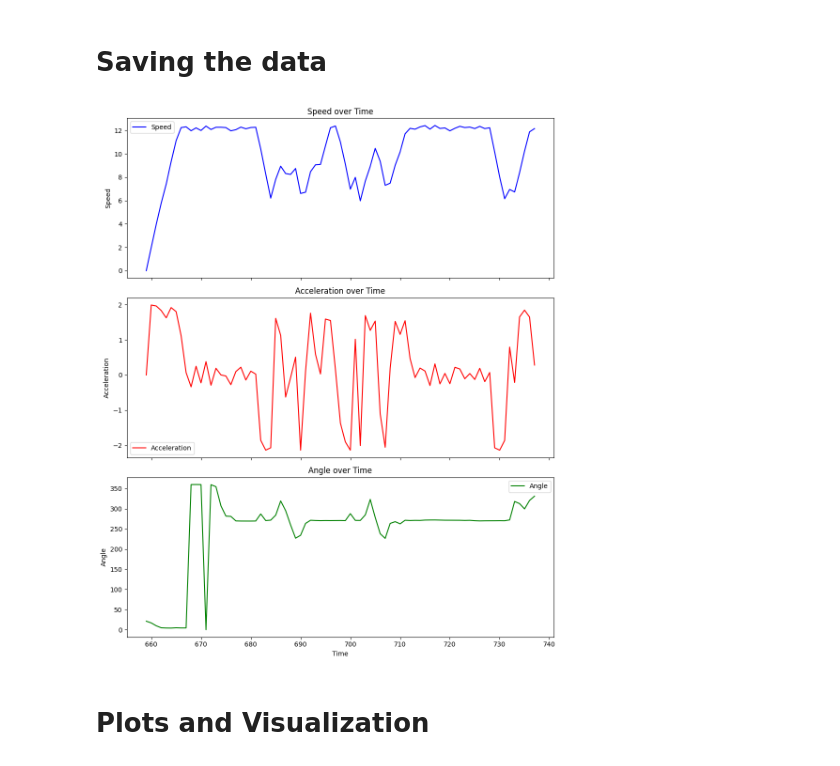
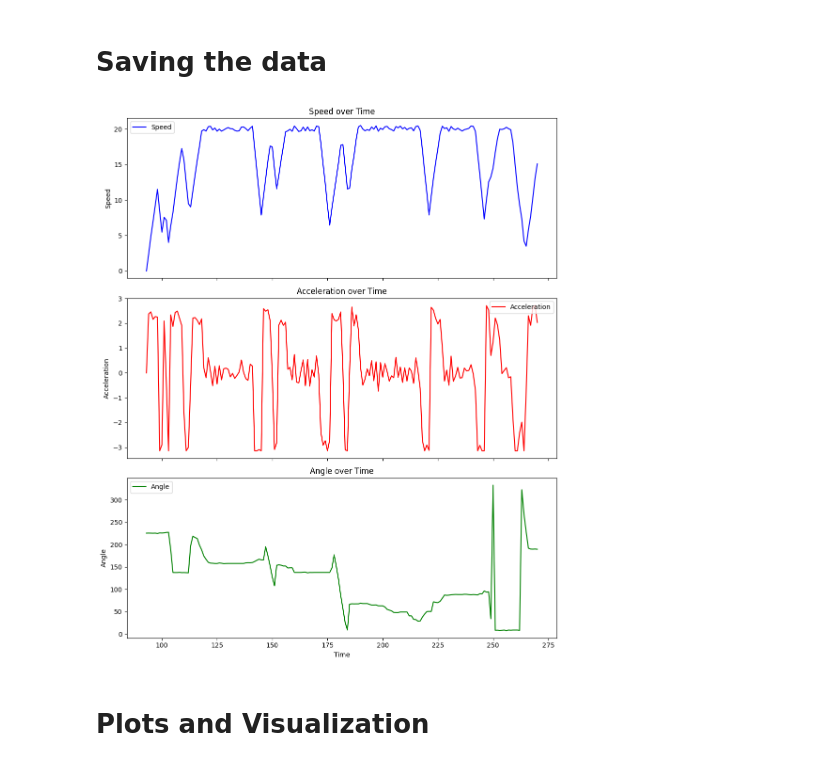
Before and after one commit to H-IAAC/sumo_data_synthesis, a Jupyter notebook: simulationData.ipynb, the cells around one changed output. Cells and saved outputs as stored; diff of their text form; code cells hidden in the pictures.

```diff
--- a/simulationData.ipynb
+++ b/simulationData.ipynb
@@ -245,9 +247,9 @@ def plot_df(csv_path):
     # Show plot
     plt.show()
 # %%
-plot_df(f'{FOLDER_NAME}/data/326.csv')
+plot_df(f'{FOLDER_NAME}/data_simple/46.csv')
 # %% [output]
-[figure, old version]
+[figure, new version]
 # %% [markdown]
 # Plots and Visualization
 # %%
```
Also changed, not shown: parts of 5 cells of this notebook, 13 other files.
